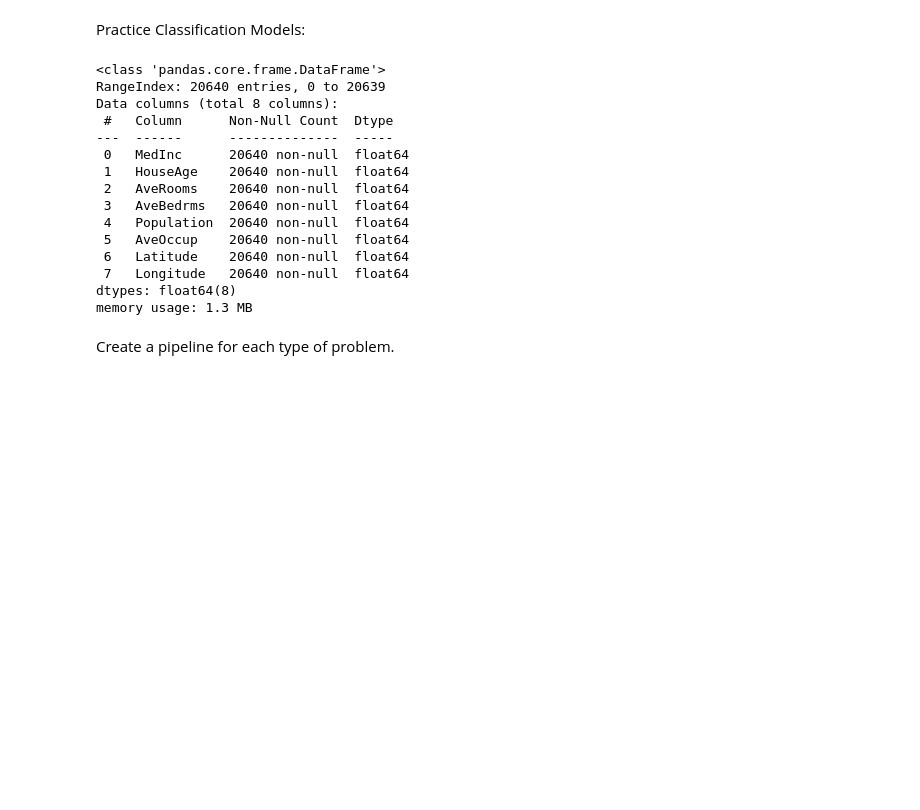
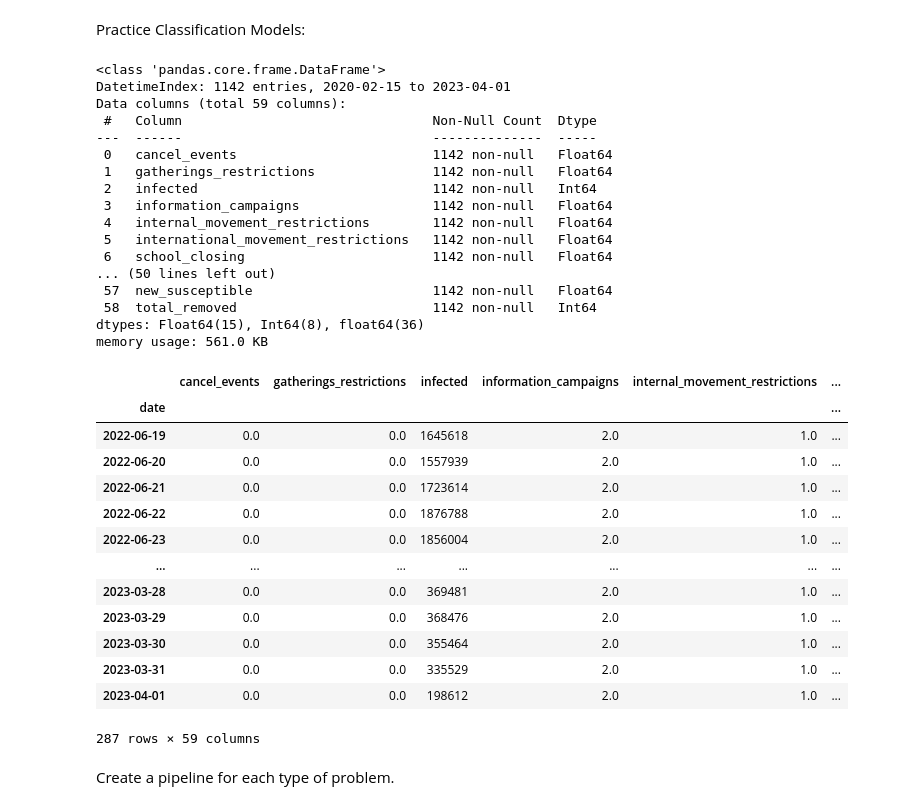
Before and after one commit to scelarek/Reference_Notebooks, a Jupyter notebook: Templates For Projects/4. Master Pipeline (Advanced) copy.ipynb, the cells around one changed output. Drawn from its saved outputs; the diff is of its cells as text; code cells hidden in the pictures; blank space fills up the shorter version.

```diff
--- a/Templates For Projects/4. Master Pipeline (Advanced) copy.ipynb
+++ b/Templates For Projects/4. Master Pipeline (Advanced) copy.ipynb
@@ -65,13 +75,14 @@ Here I created my X train and X test sets and y train and y test sets.
 Practice Classification Models:
 # %%
 classification = False
-regression = True
+regression = False
 clustering = False
+time_series = True
 
-if [classification, regression, clustering].count(True) > 1:
+if [classification, regression, clustering, time_series].count(True) > 1:
     raise ValueError("More than one of the classification, regression, and clustering flags are set to True. Please set only one to True.")
 
-if [classification, regression, clustering].count(True) < 1:
+if [classification, regression, clustering, time_series].count(True) < 1:
     raise ValueError("None of the classification, regression, and clustering flags are set to True. Please set one to True.")
 # %%
 
@@ -139,47 +150,88 @@ if clustering:
     # Import the function to load the wine dataset from sklearn.datasets
     from sklearn.datasets import load_breast_cancer
 
     # Load the breast cancer dataset
     cancer = load_breast_cancer()
 
     # Convert the cancer dataset into a pandas DataFrame. The data is contained in cancer.data and the column names in cancer.feature_names
     df = pd.DataFrame(data=cancer.data, columns=cancer.feature_names)
 
     # Add a new column to the DataFrame for the target variable. The target values are contained in cancer.target
     df['target'] = cancer.target
 
     # Split the cancer dataset into a training set and a testing set
     # The testing set is 30% of the total dataset, and the split is deterministic (i.e., always the same) because we set a random_state
     train_df, test_df = train_test_split(df, test_size=0.2, random_state=42, stratify=df['target'])
 
     # Create the feature matrix for the training set (X_train) by dropping the target column from train_df
     # .copy() is used to ensure that changes made to X_train do not affect train_df
     X_train = train_df.drop(columns=['target']).copy()
 
     # Create the target vector for the training set (y_train) which is just the 'target' column from train_df
     y_train = train_df['target'].copy()
 
     # Similarly, create the feature matrix for the testing set (X_test) and the target vector for the testing set (y_test)
     X_test = test_df.drop(columns=['target']).copy()
     y_test = test_df['target'].copy()
 
     print(X_train.shape, y_train.shape, X_test.shape, y_test.shape)
+
+if time_series:
+    import requests
+    from io import BytesIO
+
+    # URL for the raw content of the file
+    url = 'https://github.com/scelarek/BrainStation_Capstone/raw/c1f24624ea84a6c8860180ccefbd202702493807/Data/master_df.parquet'
+
+    response = requests.get(url)
+
+    # Check if the request was successful
+    if response.status_code == 200:
+        data = BytesIO(response.content)
+        df = pd.read_parquet(data)
+    else:
+        print(f"Failed to retrieve the file. Status code: {response.status_code}")
+
+    df.info()
+    # train_df = df[df.index.date < dt.date(2022, 6, 18)].copy()
+    # test_df = df[df.index.date >= dt.date(2022, 6, 18)].copy()
+
+    cutoff_date = df.index.max() - pd.Timedelta(days=30)
+
+    train_df = df[df.index < cutoff_date].copy()
+    test_df = df[df.index >= cutoff_date].copy()
 # %% [output]
 <class 'pandas.core.frame.DataFrame'>
-RangeIndex: 20640 entries, 0 to 20639
-Data columns (total 8 columns):
- #   Column      Non-Null Count  Dtype
----  ------      --------------  -----
- 0   MedInc      20640 non-null  float64
- 1   HouseAge    20640 non-null  float64
- 2   AveRooms    20640 non-null  float64
- 3   AveBedrms   20640 non-null  float64
- 4   Population  20640 non-null  float64
- 5   AveOccup    20640 non-null  float64
- 6   Latitude    20640 non-null  float64
- 7   Longitude   20640 non-null  float64
-dtypes: float64(8)
-memory usage: 1.3 MB
+DatetimeIndex: 1142 entries, 2020-02-15 to 2023-04-01
+Data columns (total 59 columns):
+ #   Column                                Non-Null Count  Dtype
+---  ------                                --------------  -----
+ 0   cancel_events                         1142 non-null   Float64
+ 1   gatherings_restrictions               1142 non-null   Float64
+ 2   infected                              1142 non-null   Int64
+ 3   information_campaigns                 1142 non-null   Float64
+ 4   internal_movement_restrictions        1142 non-null   Float64
+ 5   international_movement_restrictions   1142 non-null   Float64
+ 6   school_closing                        1142 non-null   Float64
+... (50 lines left out)
+ 57  new_susceptible                       1142 non-null   Float64
+ 58  total_removed                         1142 non-null   Int64
+dtypes: Float64(15), Int64(8), float64(36)
+memory usage: 561.0 KB
+|  | cancel_events | gatherings_restrictions | infected | information_campaigns | internal_movement_restrictions | ... |
+| date |  |  |  |  |  | ... |
+| 2022-06-19 | 0.0 | 0.0 | 1645618 | 2.0 | 1.0 | ... |
+| 2022-06-20 | 0.0 | 0.0 | 1557939 | 2.0 | 1.0 | ... |
+| 2022-06-21 | 0.0 | 0.0 | 1723614 | 2.0 | 1.0 | ... |
+| 2022-06-22 | 0.0 | 0.0 | 1876788 | 2.0 | 1.0 | ... |
+| 2022-06-23 | 0.0 | 0.0 | 1856004 | 2.0 | 1.0 | ... |
+| ... | ... | ... | ... | ... | ... | ... |
+| 2023-03-28 | 0.0 | 0.0 | 369481 | 2.0 | 1.0 | ... |
+| 2023-03-29 | 0.0 | 0.0 | 368476 | 2.0 | 1.0 | ... |
+| 2023-03-30 | 0.0 | 0.0 | 355464 | 2.0 | 1.0 | ... |
+| 2023-03-31 | 0.0 | 0.0 | 335529 | 2.0 | 1.0 | ... |
+| 2023-04-01 | 0.0 | 0.0 | 198612 | 2.0 | 1.0 | ... |
+287 rows × 59 columns
 # %% [markdown]
 Create a pipeline for each type of problem.
 # %%
```
Also changed, not shown: parts of 2 cells of this notebook.
